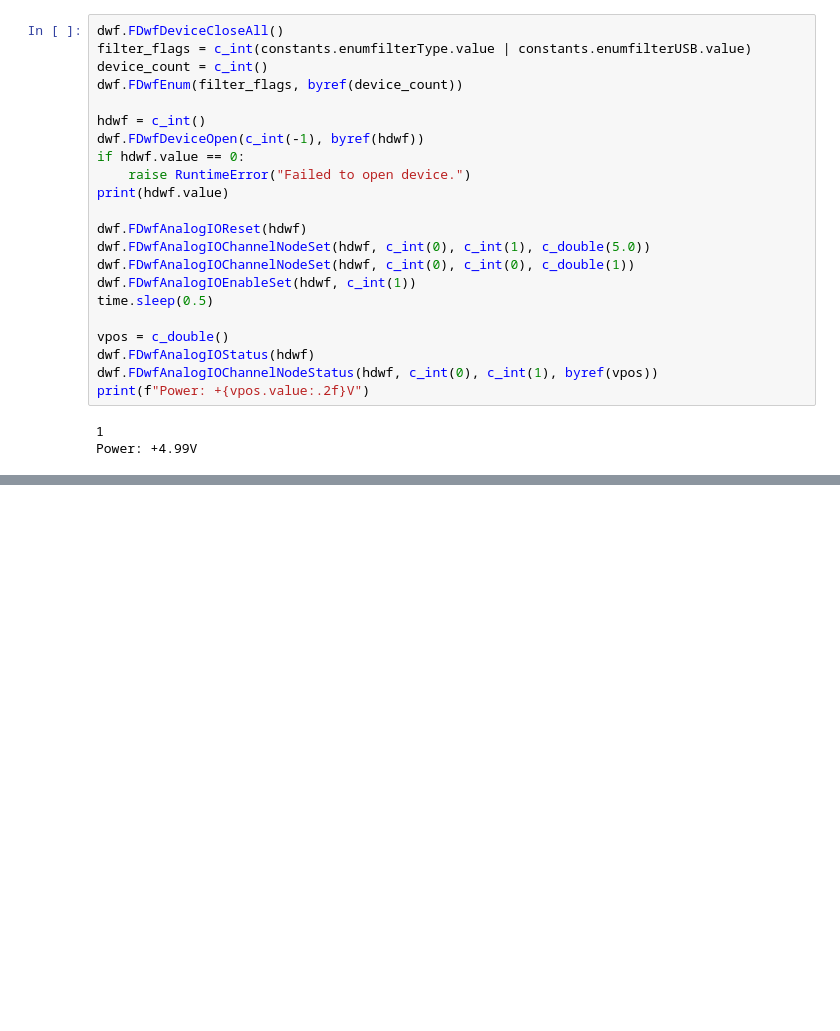
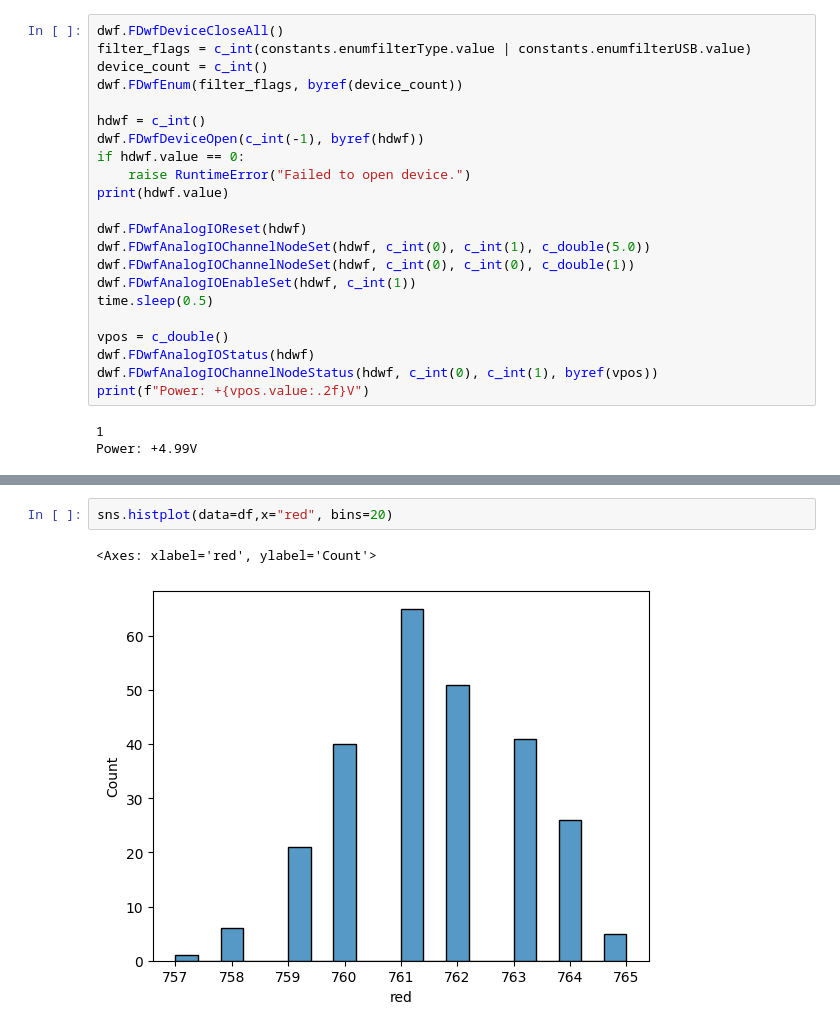
Before and after one commit to shivam-bhadani-MOSartLabs/AnalogDiscovery, a Jupyter notebook: TCS347sensor.ipynb, the cells around one changed output, grey strips where cells are left out. Saved outputs shown, nothing was run; the diff lists cells and outputs as text; blank space fills up the shorter version.

```diff
--- a/TCS347sensor.ipynb
+++ b/TCS347sensor.ipynb
@@ -131,0 +130,5 @@ Device closed
+# %%
+sns.histplot(data=df,x="red", bins=20)
+# %% [output]
+<Axes: xlabel='red', ylabel='Count'>
+[figure, added]
```
Also changed, not shown: parts of 9 cells of this notebook.
